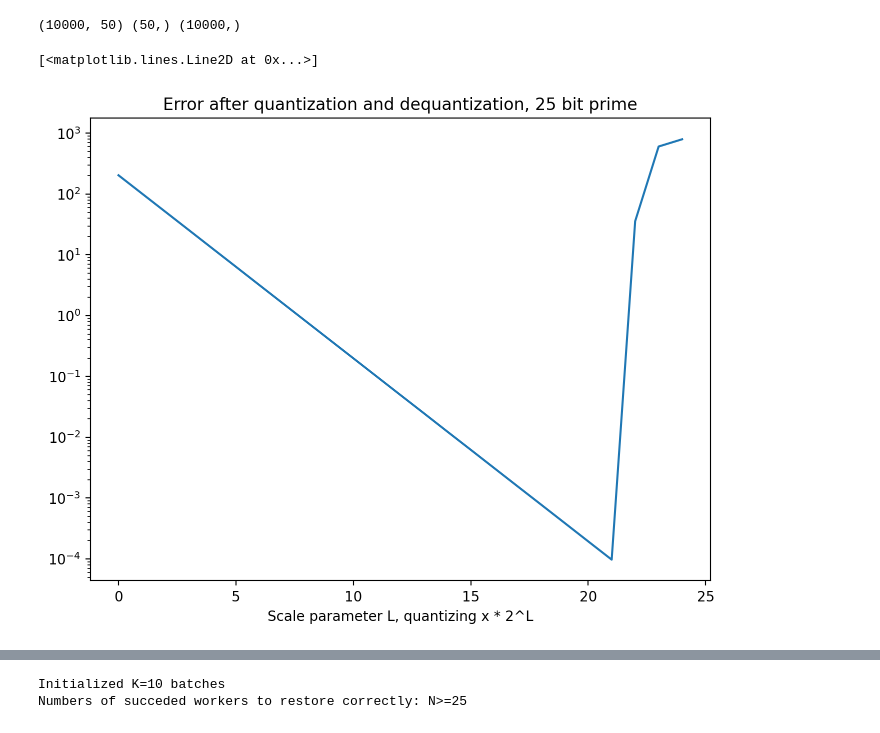
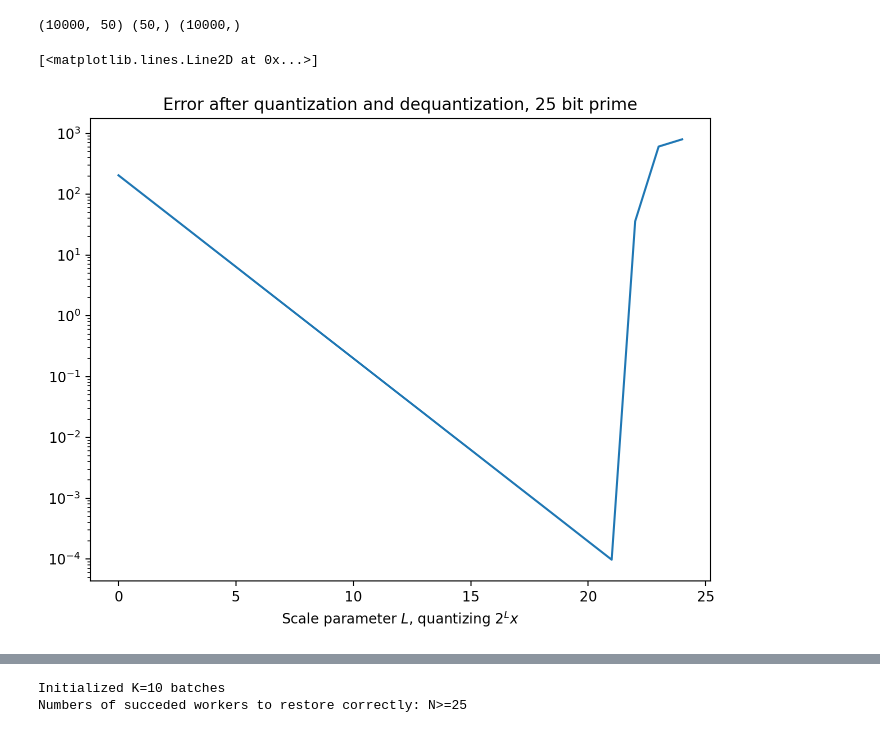
Before and after one commit to Fr0do/lcc_fl, a Jupyter notebook: lcc_linreg.ipynb, the cells around one changed output, grey strips where cells are left out. Cells and saved outputs as stored; diff of their text form; code cells hidden in the pictures.

```diff
--- a/lcc_linreg.ipynb
+++ b/lcc_linreg.ipynb
@@ -115,9 +104,9 @@ for l in tqdm(n_bits_range):
     )
 # %%
 plt.title(f"Error after quantization and dequantization, {n_bits} bit prime")
-plt.xlabel("Scale parameter L, quantizing x * 2^L")
+plt.xlabel("Scale parameter $L$, quantizing $2^L x$")
 plt.yscale("log")
 plt.plot(n_bits_range, quantization_error)
 # %% [output]
 [<matplotlib.lines.Line2D at 0x...>]
-[figure, old version]
+[figure, new version]
```
Also changed, not shown: parts of 38 cells of this notebook, 1 other file.
